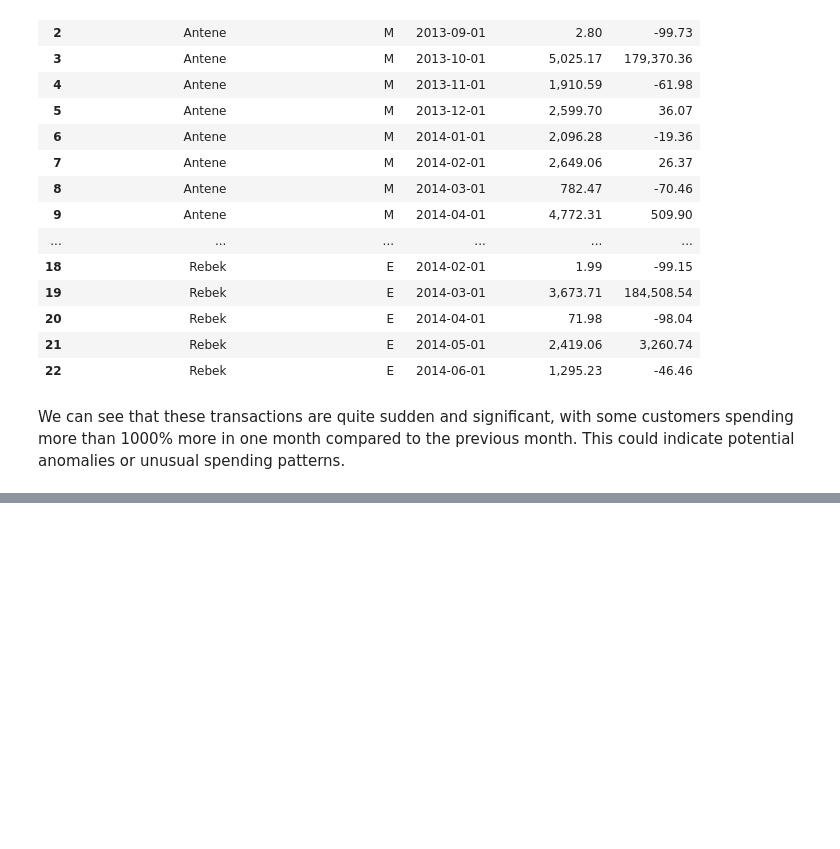
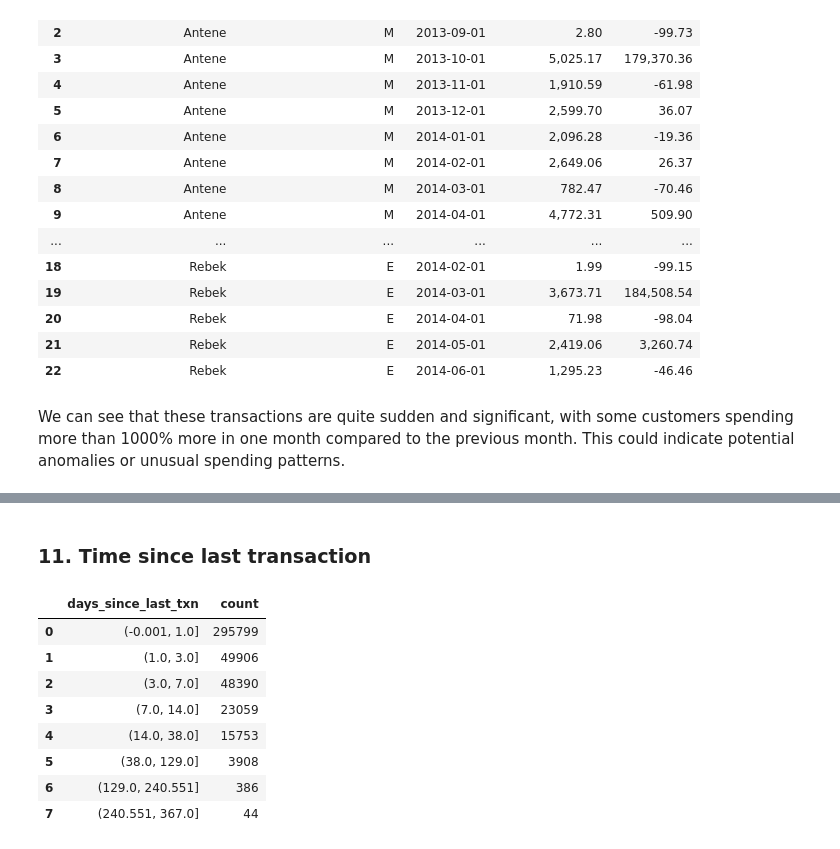
Before and after one commit to mrakelinggar/data-stuffs, a Jupyter notebook: anomaly_detection/credit_card/Credit Card Anomaly Detection via Feature Creation.ipynb, the cells around one changed output, grey strips where cells are left out. Cells and saved outputs as stored; diff of their text form; code cells hidden in the pictures; blank space fills up the shorter version.

```diff
--- a/anomaly_detection/credit_card/ts - cc.ipynb
+++ b/anomaly_detection/credit_card/Credit Card Anomaly Detection via Feature Creation.ipynb
@@ -807,0 +1282,2 @@ We can see that there are some customers with very high amounts of refunds vs pu
+# %% [markdown]
+### 11. Time since last transaction
@@ -807,0 +1329,12 @@ We can see that there are some customers with very high amounts of refunds vs pu
+# %%
+bin_counts
+# %% [output]
+|  | days_since_last_txn | count |
+| 0 | (-0.001, 1.0] | 295799 |
+| 1 | (1.0, 3.0] | 49906 |
+| 2 | (3.0, 7.0] | 48390 |
+| 3 | (7.0, 14.0] | 23059 |
+| 4 | (14.0, 38.0] | 15753 |
+| 5 | (38.0, 129.0] | 3908 |
+| 6 | (129.0, 240.551] | 386 |
+| 7 | (240.551, 367.0] | 44 |
```
Also changed, not shown: parts of 43 cells of this notebook.
